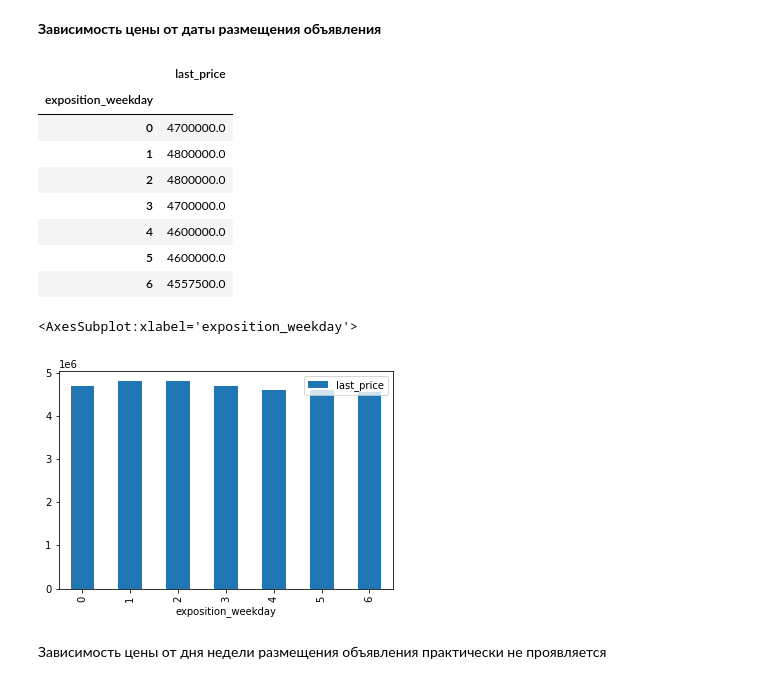
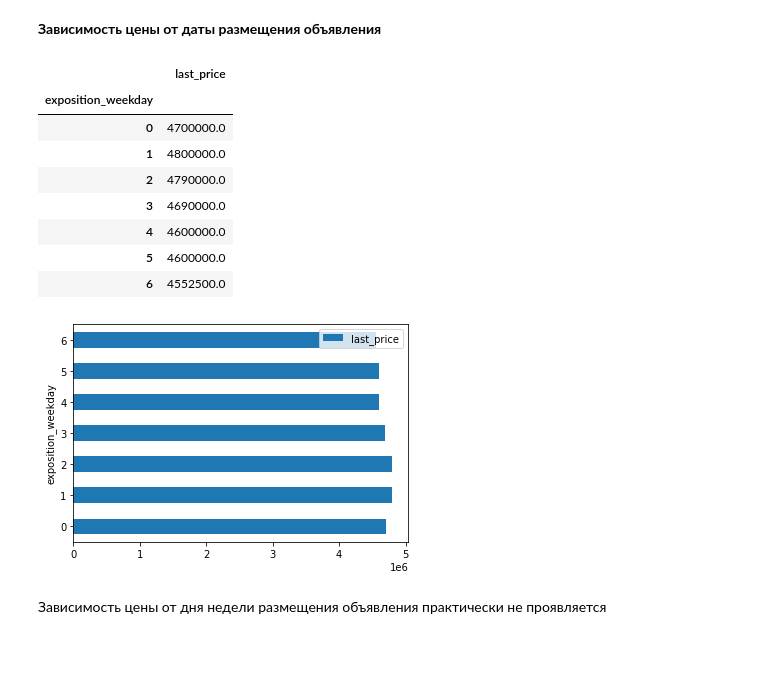
Before and after one commit to Alexman507/yandex_practicum_projects, a Jupyter notebook: real_estate/real_estate.ipynb, the cells around one changed output. Saved outputs shown, nothing was run; the diff lists cells and outputs as text; code cells hidden in the pictures; blank space fills up the shorter version.

```diff
--- a/real_estate/real_estate.ipynb
+++ b/real_estate/real_estate.ipynb
@@ -349,8 +199,12 @@ print(f"Всего значений, где общая этажность ока
 
 Таким образом, можно предсказать эти значения там, где они пропущены.
 # %%
-living_area_part = (df['living_area']/df['total_area']).mean()
-kitchen_area_part = (df['kitchen_area']/df['total_area']).mean()
+def living_area_fill (row):
+    if np.isnan(row['living_area']):
+        return row['total_area'] * (df['living_area']/df['total_area']).mean()
+    return row['living_area']
 
-df['living_area'].fillna(df['total_area']*living_area_part, inplace=True)
-df['kitchen_area'].fillna(df['total_area']*kitchen_area_part, inplace=True)
+def kitchen_area_fill (row):
+    if np.isnan(row['kitchen_area']):
+        return row['total_area'] * (df['kitchen_area']/df['total_area']).mean()
+    return row['kitchen_area']
@@ -417,3 +211,6 @@ df[df['total_area']*0.9 <= df['living_area']+df['kitchen_area']][['total_area',
+# %%
+df['living_area'] = df.apply(living_area_fill, axis =1)
+df['kitchen_area'] = df.apply(kitchen_area_fill, axis =1)
 # %% [markdown]
 **Количество балконов**
 **Наличие парков и прудов поблизости**
@@ -1278,22 +853,21 @@ corr_exposition = ['exposition_weekday', 'exposition_month', 'exposition_year']
 # %%
 median_price_by_exposition_weekday = df.pivot_table(index='exposition_weekday', values='last_price', aggfunc='median')
 
 display(median_price_by_exposition_weekday)
 
 median_price_by_exposition_weekday.plot(y='last_price',
-                               kind = 'bar')
+                               kind = 'barh');
 # %% [output]
 |  | last_price |
 | exposition_weekday |  |
 | 0 | 4700000.0 |
 | 1 | 4800000.0 |
-| 2 | 4800000.0 |
-| 3 | 4700000.0 |
+| 2 | 4790000.0 |
+| 3 | 4690000.0 |
 | 4 | 4600000.0 |
 | 5 | 4600000.0 |
-| 6 | 4557500.0 |
+| 6 | 4552500.0 |
-<AxesSubplot:xlabel='exposition_weekday'>
-[figure, old version]
+[figure, new version]
 # %% [markdown]
 Зависимость цены от дня недели размещения объявления практически не проявляется
 # %%
```
Also changed, not shown: parts of 91 cells of this notebook.
